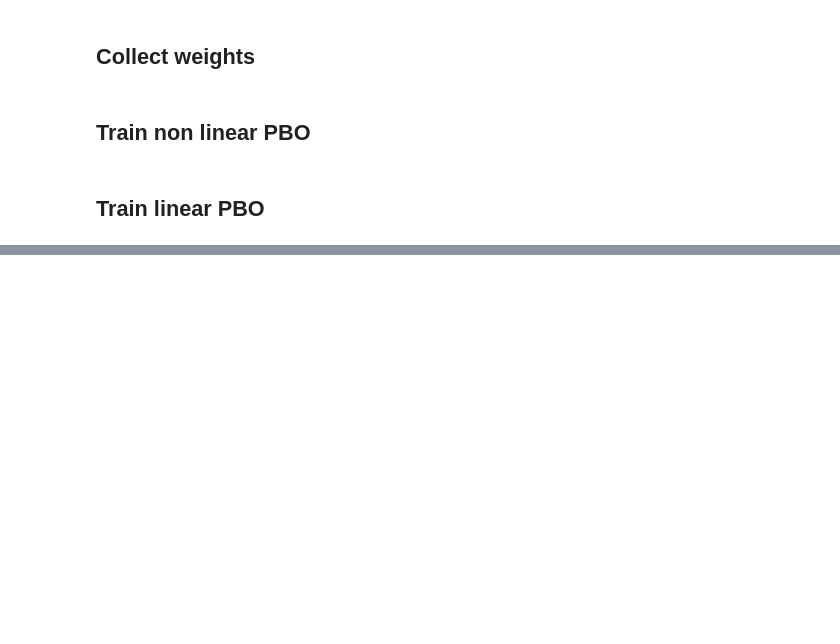
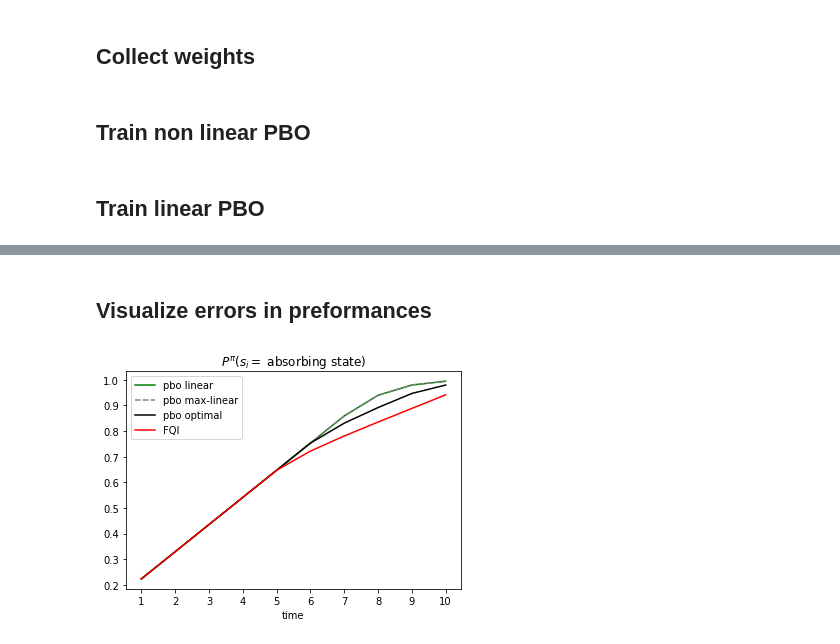
Before and after one commit to theovincent/PBO, a Jupyter notebook: pbo_chain_walk.ipynb, the cells around one changed output, grey strips where cells are left out. Cells and saved outputs as stored; diff of their text form; code cells hidden in the pictures; blank space fills up the shorter version.

```diff
--- a/pbo_chain_walk.ipynb
+++ b/pbo_chain_walk.ipynb
@@ -158,17 +184,20 @@ pbo_optimal = TabularPBO(q, max_bellman_iterations, add_infinity, pbo_network_ke
 pbo_optimal.params["TabularPBONet/linear"]["w"] = gamma * env.transition_proba.T
 pbo_optimal.params["TabularPBONet/linear"]["b"] = env.PR.T
 
-training_losses_optimal = []
-validation_losses_optimal = []
+training_losses_optimal = np.zeros(max_bellman_iterations_validation)
+validation_losses_optimal = np.zeros(max_bellman_iterations_validation)
+absording_probabilities_optimal = np.zeros((max_bellman_iterations_validation, horizon))
 
 batch_iterated_weights = validation_initial_weight.reshape((1, -1))
-for _ in range(max_bellman_iterations_validation):
+for bellman_iteration in range(max_bellman_iterations_validation):
     q_i = q.discretize(batch_iterated_weights, states, actions)[0]
     batch_iterated_weights = pbo_optimal(pbo_optimal.params, batch_iterated_weights)
     q_i_plus_1 = q.discretize(batch_iterated_weights, states, actions)[0]
+    policy_q = q_i_plus_1.argmax(axis=1)
 
-    training_losses_optimal.append(jnp.abs(env.apply_bellman_operator(q_i) - q_i_plus_1).mean())
-    validation_losses_optimal.append(jnp.abs(optimal_q - q_i_plus_1).mean())
+    training_losses_optimal[bellman_iteration] = jnp.abs(env.apply_bellman_operator(q_i) - q_i_plus_1).mean()
+    validation_losses_optimal[bellman_iteration] = jnp.abs(optimal_q - q_i_plus_1).mean()
+    absording_probabilities_optimal[bellman_iteration] = env.absorbing_probability(policy_q, horizon)
 # %% [markdown]
 ## Collect weights
 # %%
@@ -323,0 +382,19 @@ np.linalg.norm(empirical_transition_proba - pbo_tabular.params["TabularPBONet/li
+# %% [markdown]
+## Visualize errors in preformances
+# %%
+iteration = 5
+time = range(1, horizon + 1)
+
+
+plt.plot(time, absording_probabilities[iteration], label="pbo linear", color="green")
+plt.plot(time, absording_probabilities_tabular[iteration], label="pbo max-linear", color="grey", linestyle="--")
+plt.plot(time, absording_probabilities_optimal[iteration], label="pbo optimal", color="black")
+plt.plot(time, absording_probabilities_q[min([iteration, max_bellman_iterations - 1])], label="FQI", color="red")
+
+plt.xticks(time)
+plt.xlabel("time")
+
+plt.title(r"$P^{\pi}(s_i =$ absorbing state)")
+_ = plt.legend()
+# %% [output]
+[figure, added]
```
Also changed, not shown: parts of 14 cells of this notebook, 1 other file.
